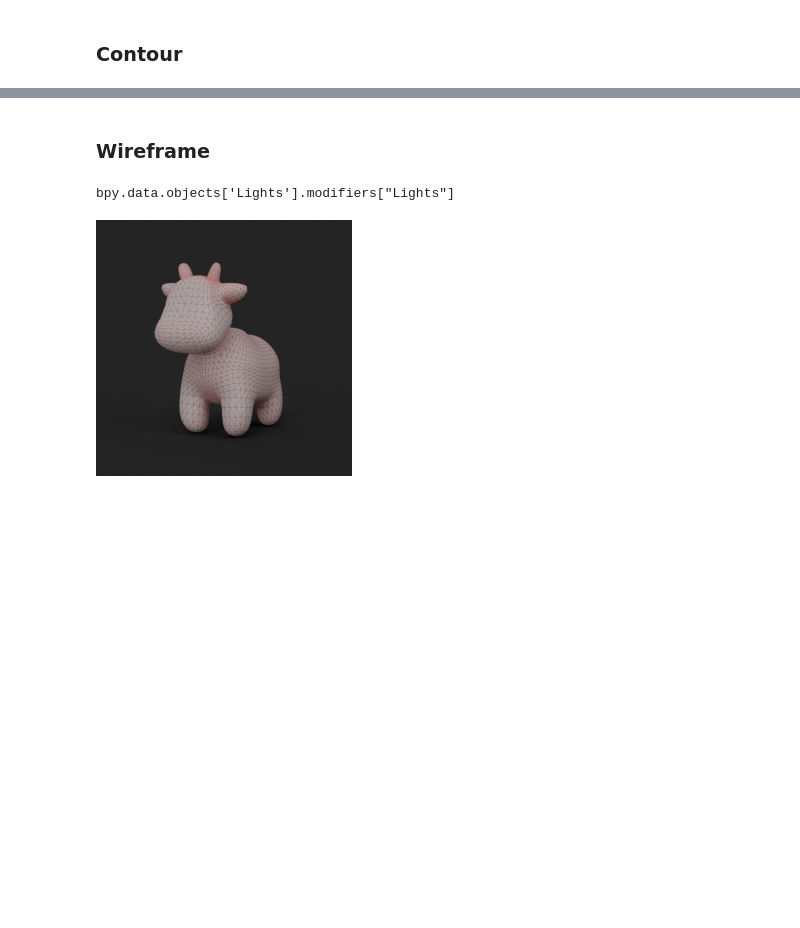
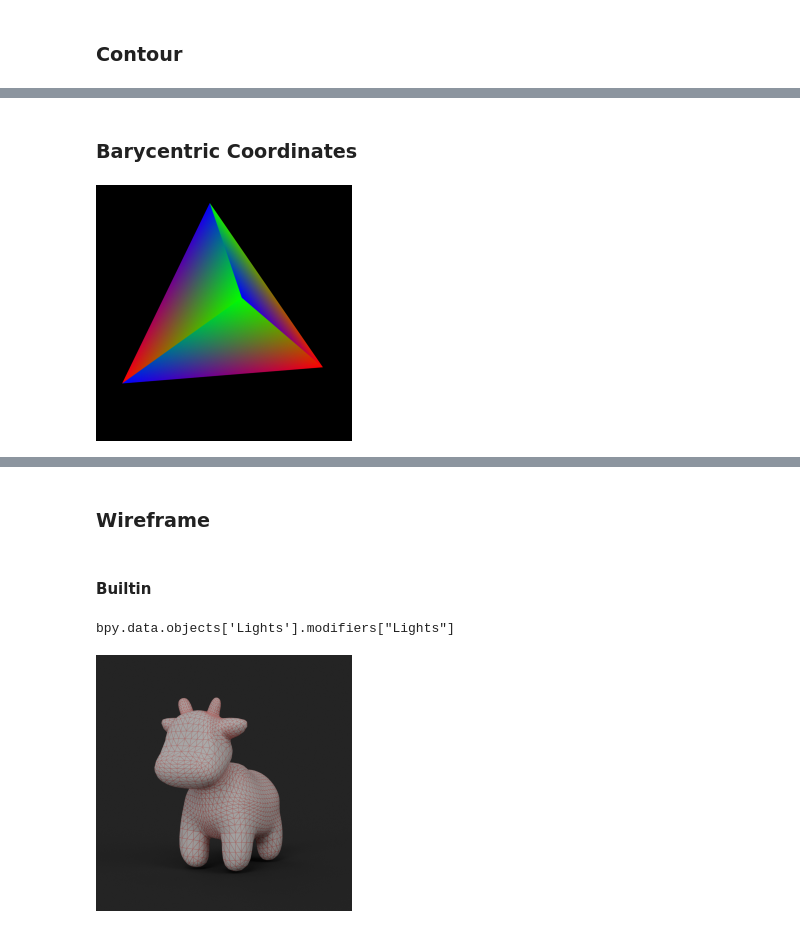
Before and after one commit to stwind/bl, a Jupyter notebook: notebooks/osl_mesh.ipynb, the cells around one changed output, grey strips where cells are left out. Saved outputs shown, nothing was run; the diff lists cells and outputs as text; code cells hidden in the pictures; blank space fills up the shorter version.

```diff
--- a/notebooks/osl_mesh.ipynb
+++ b/notebooks/osl_mesh.ipynb
@@ -887,0 +898,2 @@ Wall time: 21min 19s
+# %% [markdown]
+### Barycentric Coordinates
@@ -887,0 +944,6 @@ Wall time: 21min 19s
+# %%
+%%time
+
+imshow(render_image())
+# %% [output]
+[figure, added]
@@ -888,5 +952,7 @@ Wall time: 21min 19s
 # %% [markdown]
 ### Wireframe
+# %% [markdown]
+#### Builtin
 # %%
 def material_script(mat, text):
     tree = mat.node_tree
```
Also changed, not shown: parts of 11 cells of this notebook.
